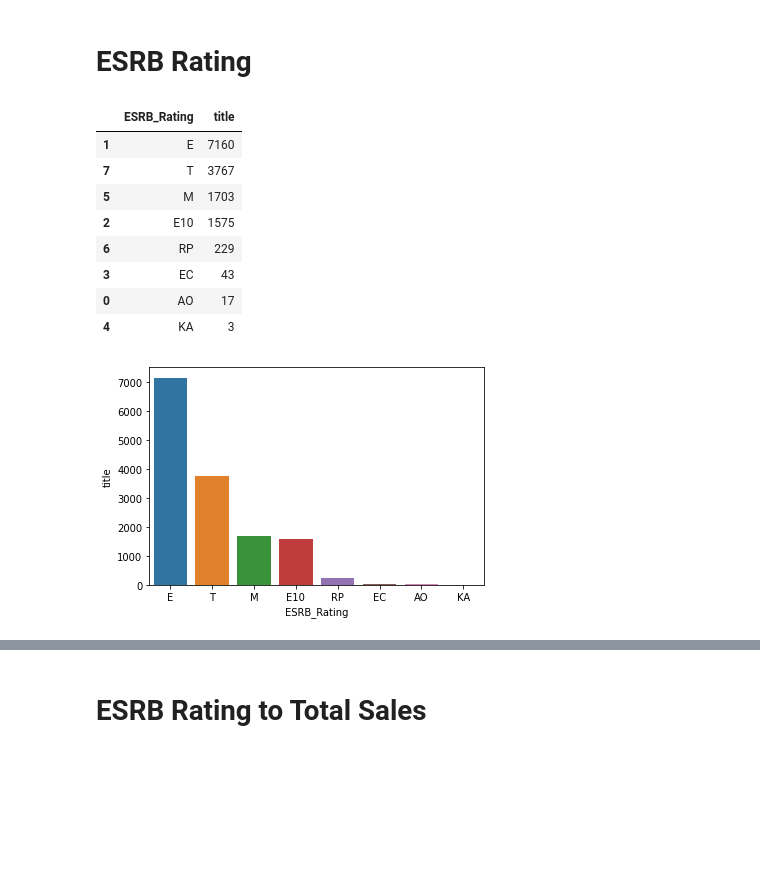
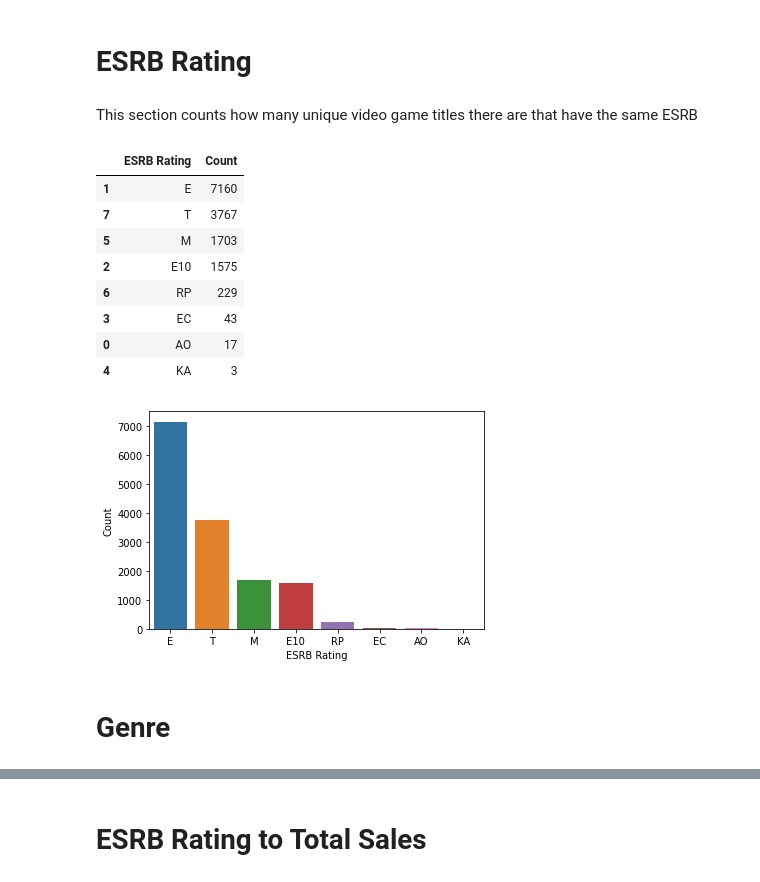
Before and after one commit to Secade/DATASCI-Video-Game-Sales, a Jupyter notebook: Video Game Sales EDA.ipynb, the cells around one changed output, grey strips where cells are left out. Drawn from its saved outputs; the diff is of its cells as text; code cells hidden in the pictures; blank space fills up the shorter version.

Commit message:
Added Visualization
+ Consoles
+ Genre
• updated esrb rating visualization
+ Title to Total Sales

```diff
--- a/Video Game Sales EDA.ipynb
+++ b/Video Game Sales EDA.ipynb
@@ -219,14 +244,17 @@ df_merged.describe(include=object)
 # %% [markdown]
 # ESRB Rating
+# %% [markdown]
+This section counts how many unique video game titles there are that have the same ESRB
 # %%
 esrbToCount = df_merged[['title', 'ESRB_Rating']]
 esrbToCount = esrbToCount.groupby(["ESRB_Rating"], as_index=False)['title'].nunique()
+esrbToCount.rename(columns={'ESRB_Rating': 'ESRB Rating', 'title':'Count'}, inplace=True)
 
-esrbToCount = esrbToCount.sort_values(by="title", ascending=False)
+esrbToCount = esrbToCount.sort_values(by="Count", ascending=False)
 
 esrbToCount
 # %% [output]
-|  | ESRB_Rating | title |
+|  | ESRB Rating | Count |
 | 1 | E | 7160 |
 | 7 | T | 3767 |
 | 5 | M | 1703 |
@@ -236,6 +264,8 @@ esrbToCount
 | 0 | AO | 17 |
 | 4 | KA | 3 |
 # %%
-esrbtoCount_plot =  sns.barplot(data = esrbToCount, x = "ESRB_Rating", y = "title")
+esrbtoCount_plot =  sns.barplot(data = esrbToCount, x = "ESRB Rating", y = "Count")
 # %% [output]
-[figure, old version]
+[figure, new version]
+# %% [markdown]
+# Genre
```
Also changed, not shown: parts of 15 cells of this notebook.
